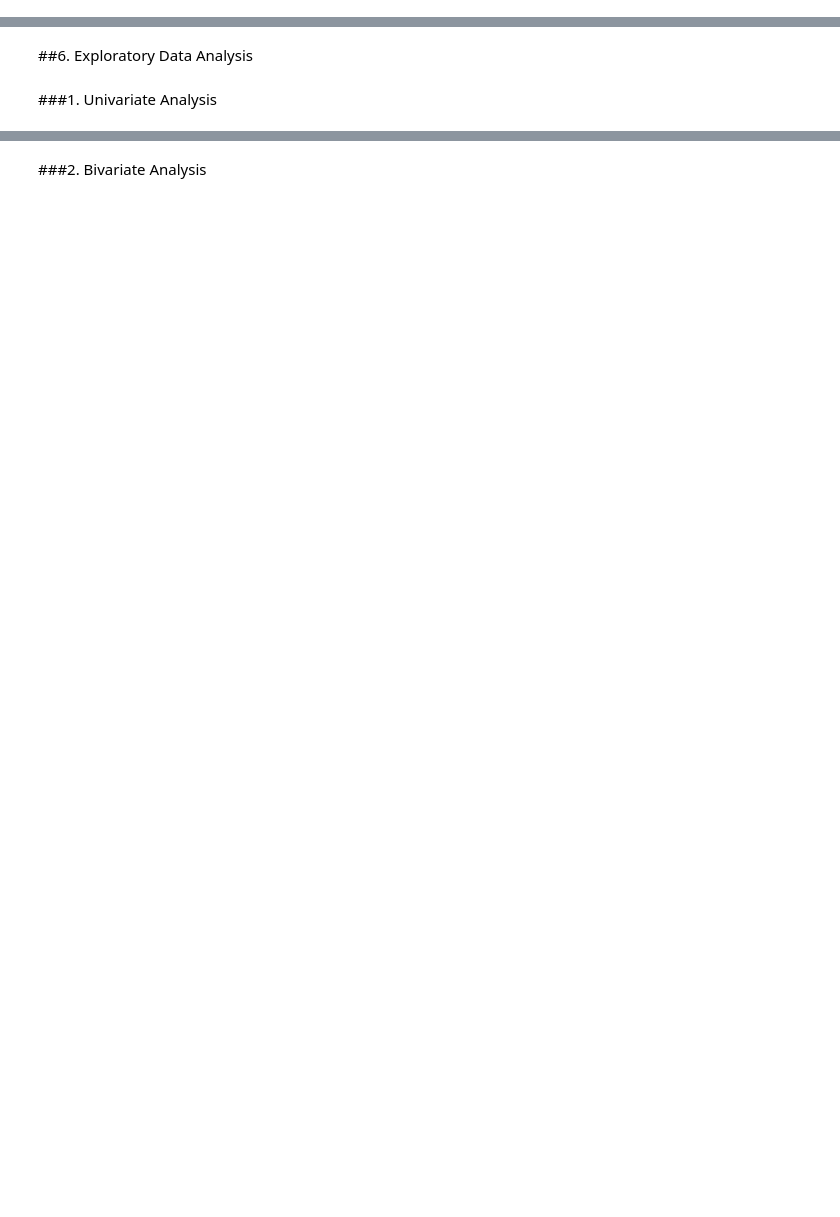
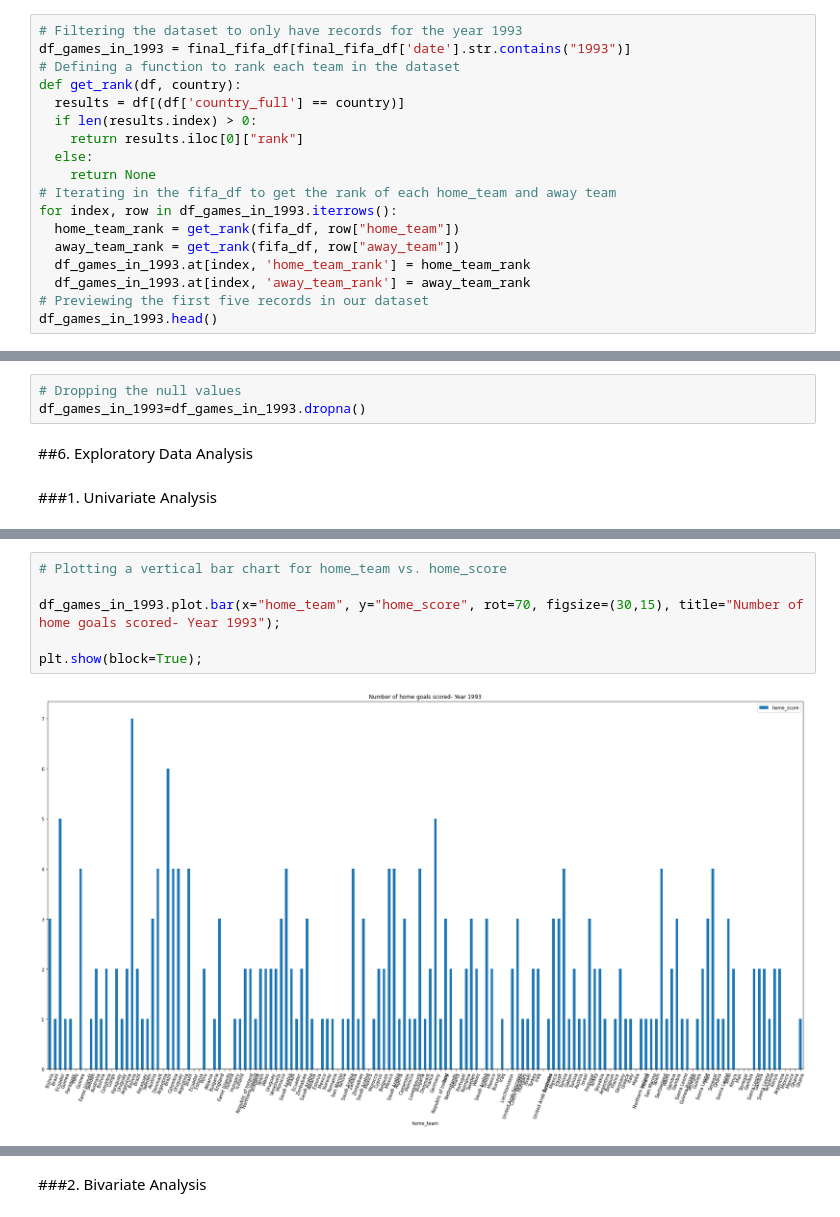
Before and after one commit to deborahmasibo/Esther_projects, a Jupyter notebook: MCHEZOPESA LTD FOOTBALL ANALYSIS.ipynb, the cells around one changed output, grey strips where cells are left out. Cells and saved outputs as stored; diff of their text form; blank space fills up the shorter version.

```diff
--- a/MCHEZOPESA LTD FOOTBALL ANALYSIS.ipynb
+++ b/MCHEZOPESA LTD FOOTBALL ANALYSIS.ipynb
@@ -492,0 +554,18 @@ AttributeError: ignored
+# %%
+# Filtering the dataset to only have records for the year 1993
+df_games_in_1993 = final_fifa_df[final_fifa_df['date'].str.contains("1993")]
+# Defining a function to rank each team in the dataset
+def get_rank(df, country):
+  results = df[(df['country_full'] == country)]
+  if len(results.index) > 0:
+    return results.iloc[0]["rank"]
+  else:
+    return None
+# Iterating in the fifa_df to get the rank of each home_team and away team
+for index, row in df_games_in_1993.iterrows():
+  home_team_rank = get_rank(fifa_df, row["home_team"])
+  away_team_rank = get_rank(fifa_df, row["away_team"])
+  df_games_in_1993.at[index, 'home_team_rank'] = home_team_rank
+  df_games_in_1993.at[index, 'away_team_rank'] = away_team_rank
+# Previewing the first five records in our dataset
+df_games_in_1993.head()
@@ -493,3 +584,6 @@ AttributeError: ignored
+# %%
+# Dropping the null values
+df_games_in_1993=df_games_in_1993.dropna()
 # %% [markdown]
 ##6. Exploratory Data Analysis
 # %% [markdown]
@@ -496,0 +604,8 @@ AttributeError: ignored
+# %%
+# Plotting a vertical bar chart for home_team vs. home_score
+
+df_games_in_1993.plot.bar(x="home_team", y="home_score", rot=70, figsize=(30,15), title="Number of home goals scored- Year 1993");
+
+plt.show(block=True);
+# %% [output]
+[figure, added]
```
Also changed, not shown: parts of 99 cells of this notebook.
